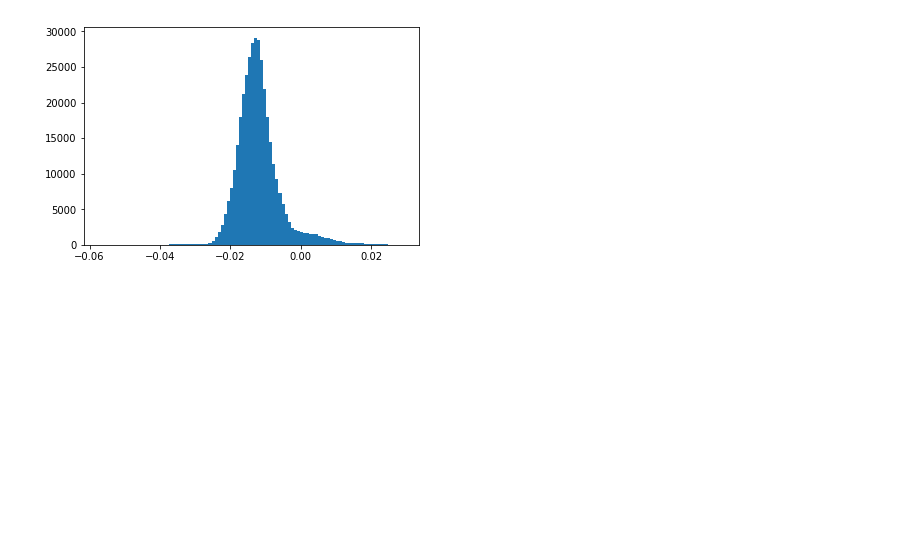
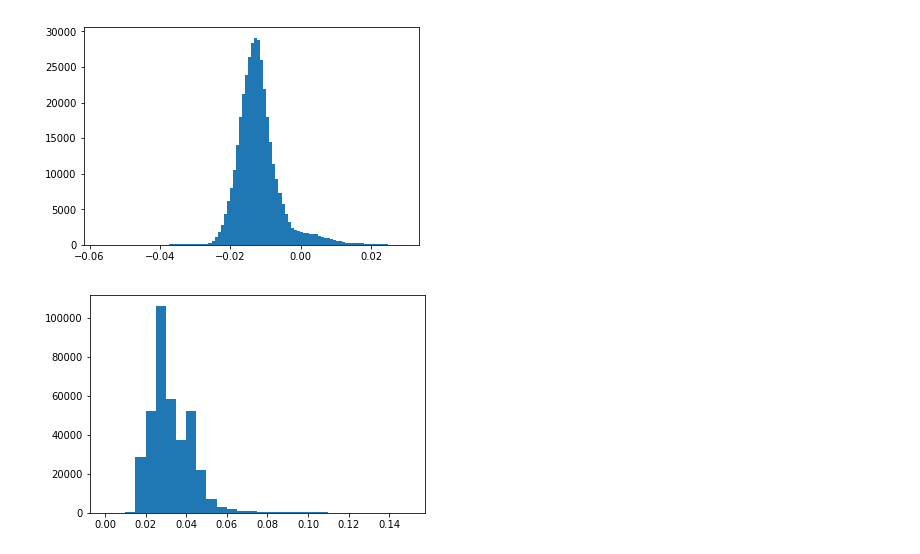
Before and after one commit to desihub/LSS, a Jupyter notebook: Sandbox/MCeff.ipynb, the cells around one changed output. Cells and saved outputs as stored; diff of their text form; code cells hidden in the pictures; blank space fills up the shorter version.

```diff
--- a/Sandbox/MCeff.ipynb
+++ b/Sandbox/MCeff.ipynb
@@ -247,3 +298,12 @@ plt.hist(efficiency-old['EFF'],bins=100)
 plt.show()
 # %% [output]
 [figure]
+# %%
+gsigd = gsigma*10**(0.4*R_G*pix["EBV"])
+rsigd = rsigma*10**(0.4*R_R*pix["EBV"])
+zsigd = zsigma*10**(0.4*R_Z*pix["EBV"])
+# %%
+plt.hist(gsigd,bins=30,range=(0,.15))
+plt.show()
+# %% [output]
+[figure, added]
```
Also changed, not shown: parts of 19 cells of this notebook.
